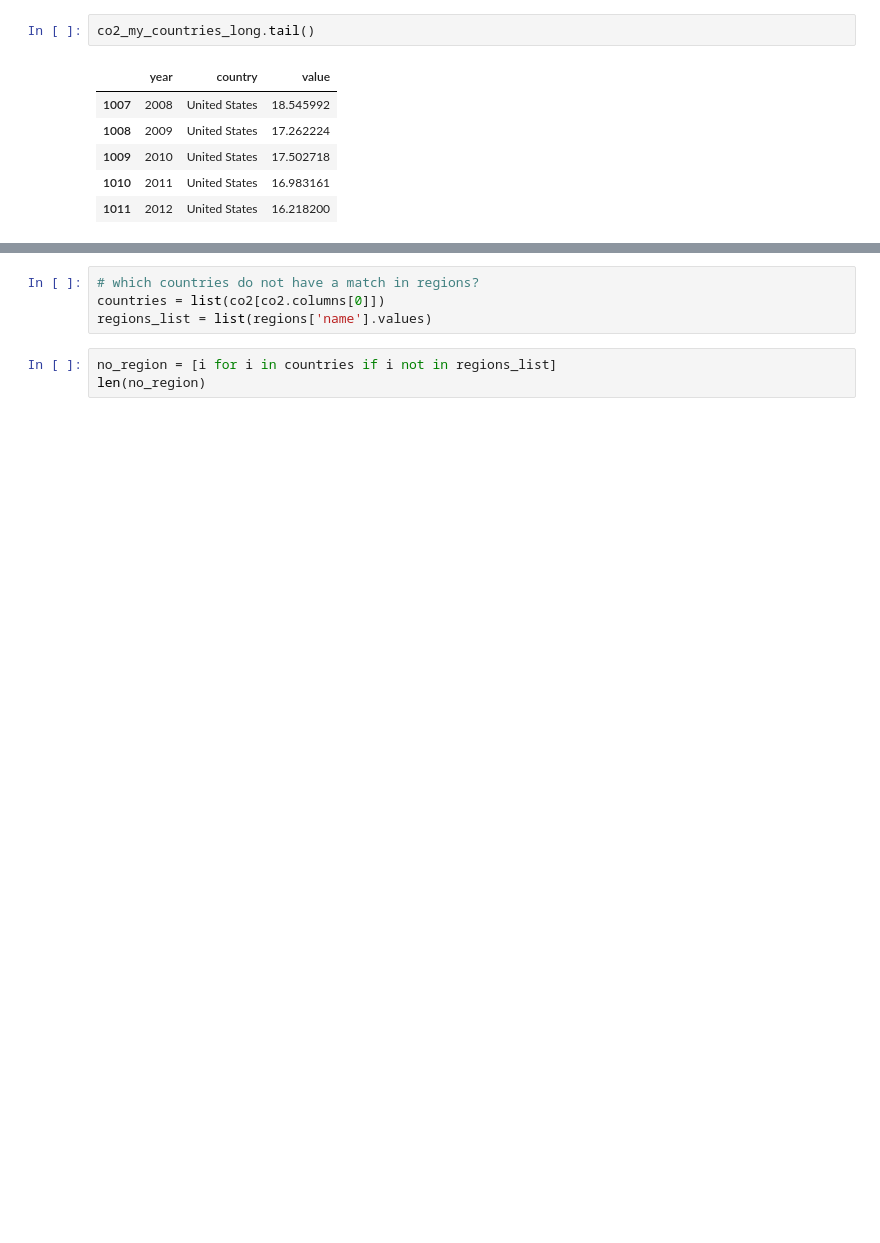
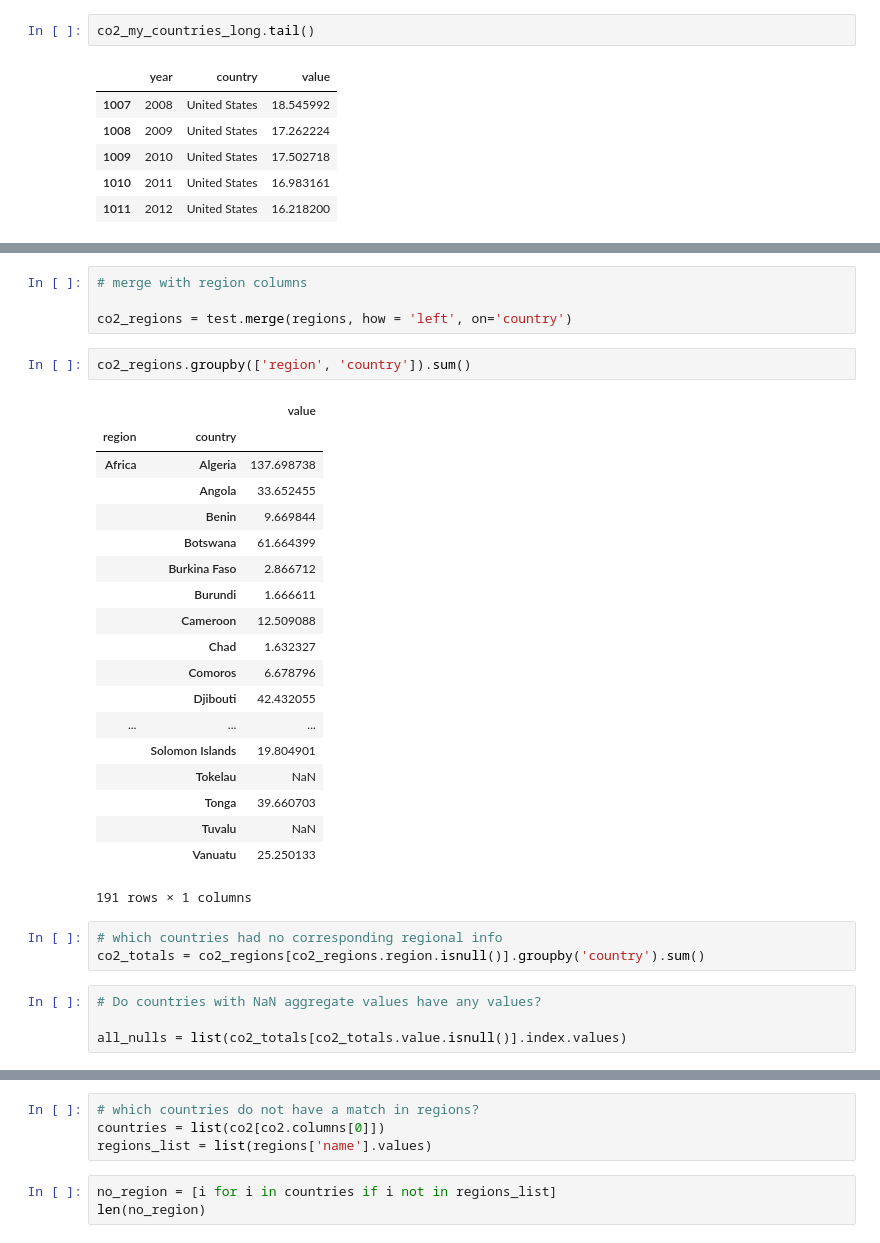
Before and after one commit to limegimlet/data_analysis_gapminder_co2, a Jupyter notebook: gapminder/investigate_gapminder_co2_data.ipynb, the cells around one changed output, grey strips where cells are left out. Saved outputs shown, nothing was run; the diff lists cells and outputs as text; blank space fills up the shorter version.

```diff
--- a/gapminder/investigate_gapminder_co2_data.ipynb
+++ b/gapminder/investigate_gapminder_co2_data.ipynb
@@ -269,0 +303,33 @@ memory usage: 7.8+ KB
+# %%
+# merge with region columns
+
+co2_regions = test.merge(regions, how = 'left', on='country')
+# %%
+co2_regions.groupby(['region', 'country']).sum()
+# %% [output]
+|  |  | value |
+| region | country |  |
+| Africa | Algeria | 137.698738 |
+|  | Angola | 33.652455 |
+|  | Benin | 9.669844 |
+|  | Botswana | 61.664399 |
+|  | Burkina Faso | 2.866712 |
+|  | Burundi | 1.666611 |
+|  | Cameroon | 12.509088 |
+|  | Chad | 1.632327 |
+|  | Comoros | 6.678796 |
+|  | Djibouti | 42.432055 |
+| ... | ... | ... |
+|  | Solomon Islands | 19.804901 |
+|  | Tokelau | NaN |
+|  | Tonga | 39.660703 |
+|  | Tuvalu | NaN |
+|  | Vanuatu | 25.250133 |
+191 rows × 1 columns
+# %%
+# which countries had no corresponding regional info
+co2_totals = co2_regions[co2_regions.region.isnull()].groupby('country').sum()
+# %%
+# Do countries with NaN aggregate values have any values?
+
+all_nulls = list(co2_totals[co2_totals.value.isnull()].index.values)
```
Also changed, not shown: parts of 45 cells of this notebook.
